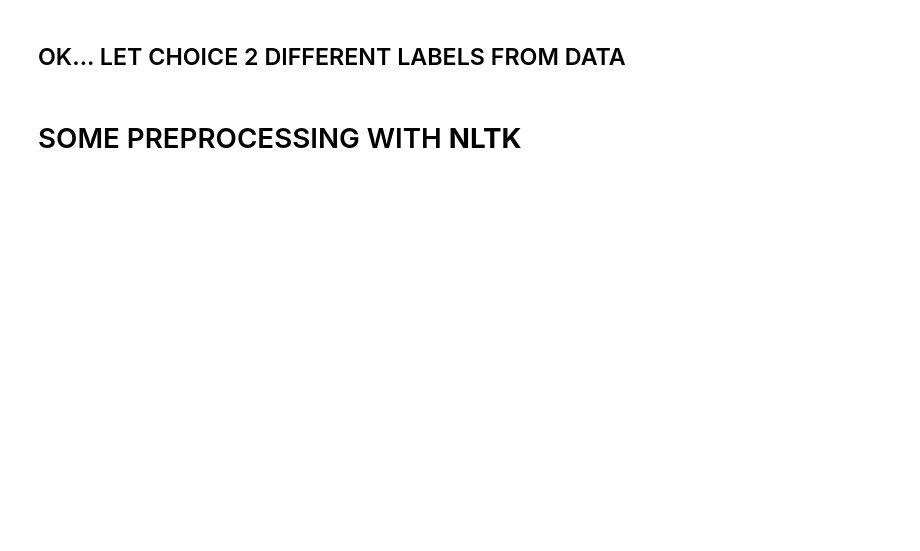
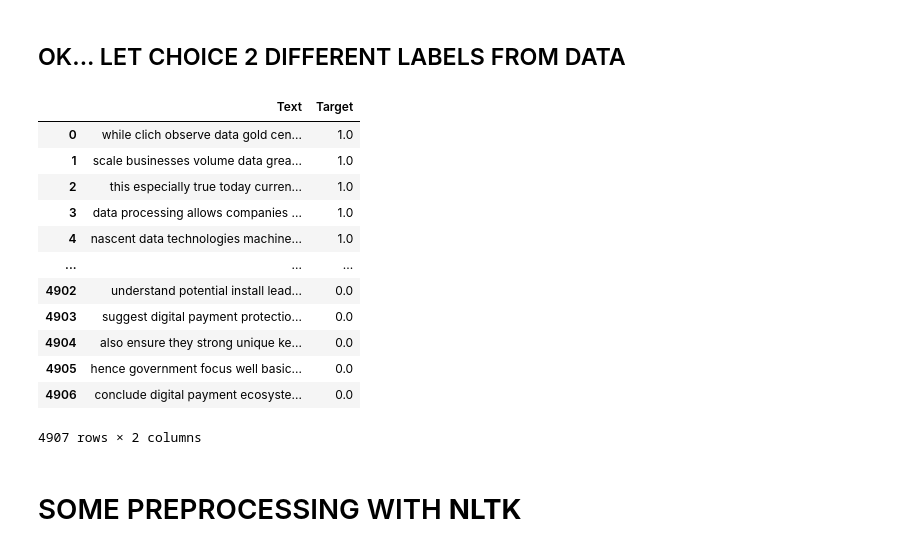
Before and after one commit to srk-practicum/2022-knu-nlp, a Jupyter notebook: TASK3.ipynb, the cells around one changed output. Drawn from its saved outputs; the diff is of its cells as text; code cells hidden in the pictures; blank space fills up the shorter version.

Commit message:
OK...That's my final version of TASK3 but it still so sad...

```diff
--- a/TASK3.ipynb
+++ b/TASK3.ipynb
@@ -11,7 +11,7 @@ import matplotlib.pyplot as plt
 
 
 
-url='../input/classification-of-class-on-basis-of-text/root2ai - Data.csv'
+url='https://raw.githubusercontent.com/srk-practicum/2022-knu-nlp/kachaikin_branch/Task1_Kachaikin/root2ai%20-%20Data.csv'
 df = pd.read_csv(url)
 
 U=list(df['Target'])
@@ -21,33 +21,47 @@ A = list(set(df['Target']))
 
 V = list(df['Text'])
 
 R = [[V[i],U[i]] for i in range(len(U))]
 new_frame = [i for i in R if i[1]== 'Bigdata' or i[1]== 'Cyber Security']
 new_frame_texts = [i[0] for i in new_frame]
 new_frame_labels = [i[1] for i in new_frame]
 new_frame_labels_asreal = []
 for i in new_frame_labels:
     if i == 'Bigdata':
       new_frame_labels_asreal.append(1.0)
     elif i == 'Cyber Security':
       new_frame_labels_asreal.append(0.0)
 # Okey, now we have new dataframe with labels Bigdata = 1.0 and Cyber Security = 0.0
 df = pd.DataFrame(data = {'Text':new_frame_texts , 'Target':new_frame_labels_asreal})
 
 #Let's watch how distributed labels
 number_of_bd = 0
 number_of_cs = 0
 for i in list(df['Target']):
   if float(i) == 1.0:
     number_of_bd+=1
   elif float(i) == 0.0:
     number_of_cs +=1
 
 text1 = ''
 for i in new_frame_texts:
   text1+=i
 
 df
+# %% [output]
+|  | Text | Target |
+| 0 | while clich observe data gold cen... | 1.0 |
+| 1 | scale businesses volume data grea... | 1.0 |
+| 2 | this especially true today curren... | 1.0 |
+| 3 | data processing allows companies ... | 1.0 |
+| 4 | nascent data technologies machine... | 1.0 |
+| ... | ... | ... |
+| 4902 | understand potential install lead... | 0.0 |
+| 4903 | suggest digital payment protectio... | 0.0 |
+| 4904 | also ensure they strong unique ke... | 0.0 |
+| 4905 | hence government focus well basic... | 0.0 |
+| 4906 | conclude digital payment ecosyste... | 0.0 |
+4907 rows × 2 columns
 # %% [markdown]
 # SOME PREPROCESSING WITH **NLTK**
 # %%
```
Also changed, not shown: parts of 5 cells of this notebook.
